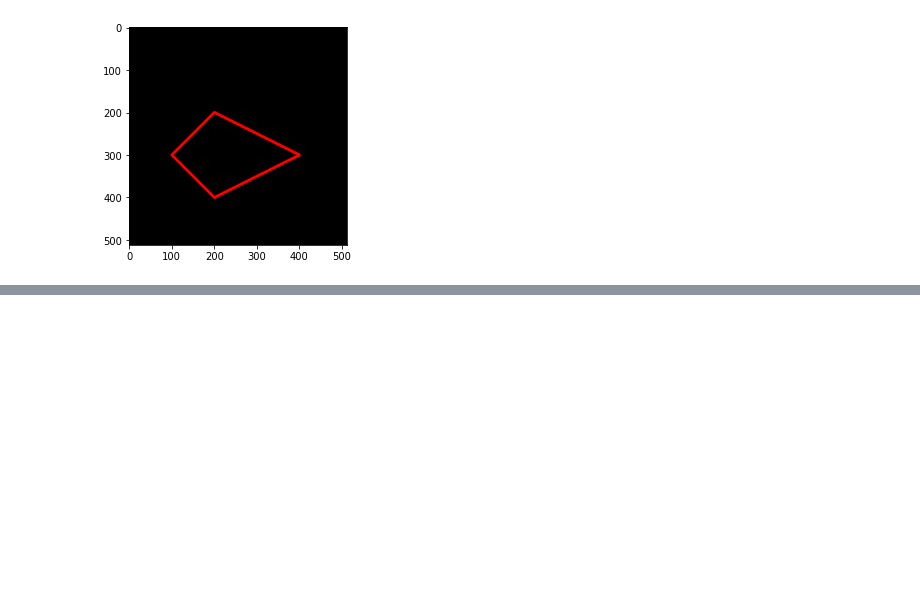
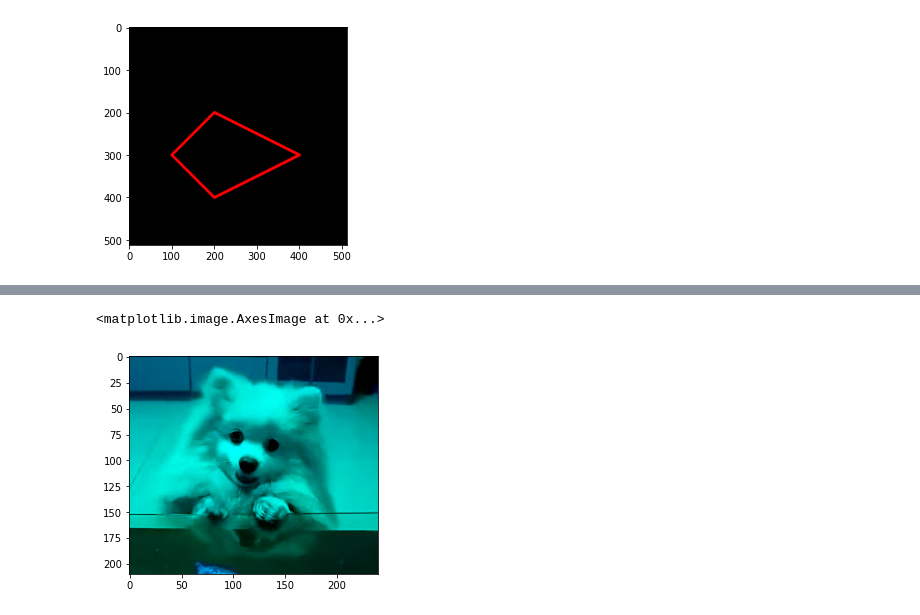
Before and after one commit to Fenti08/PCVK_Genap_2021, a Jupyter notebook: Week2.ipynb, the cells around one changed output, grey strips where cells are left out. Cells and saved outputs as stored; diff of their text form; code cells hidden in the pictures; blank space fills up the shorter version.

```diff
--- a/Week2.ipynb
+++ b/Week2.ipynb
@@ -128,0 +144,7 @@ plt.imshow(black_img2)
+# %%
+img_gb = img
+img_gb[:,:,0] = 0
+plt.imshow(img_gb)
+# %% [output]
+<matplotlib.image.AxesImage at 0x...>
+[figure, added]
```
Also changed, not shown: parts of 12 cells of this notebook.
